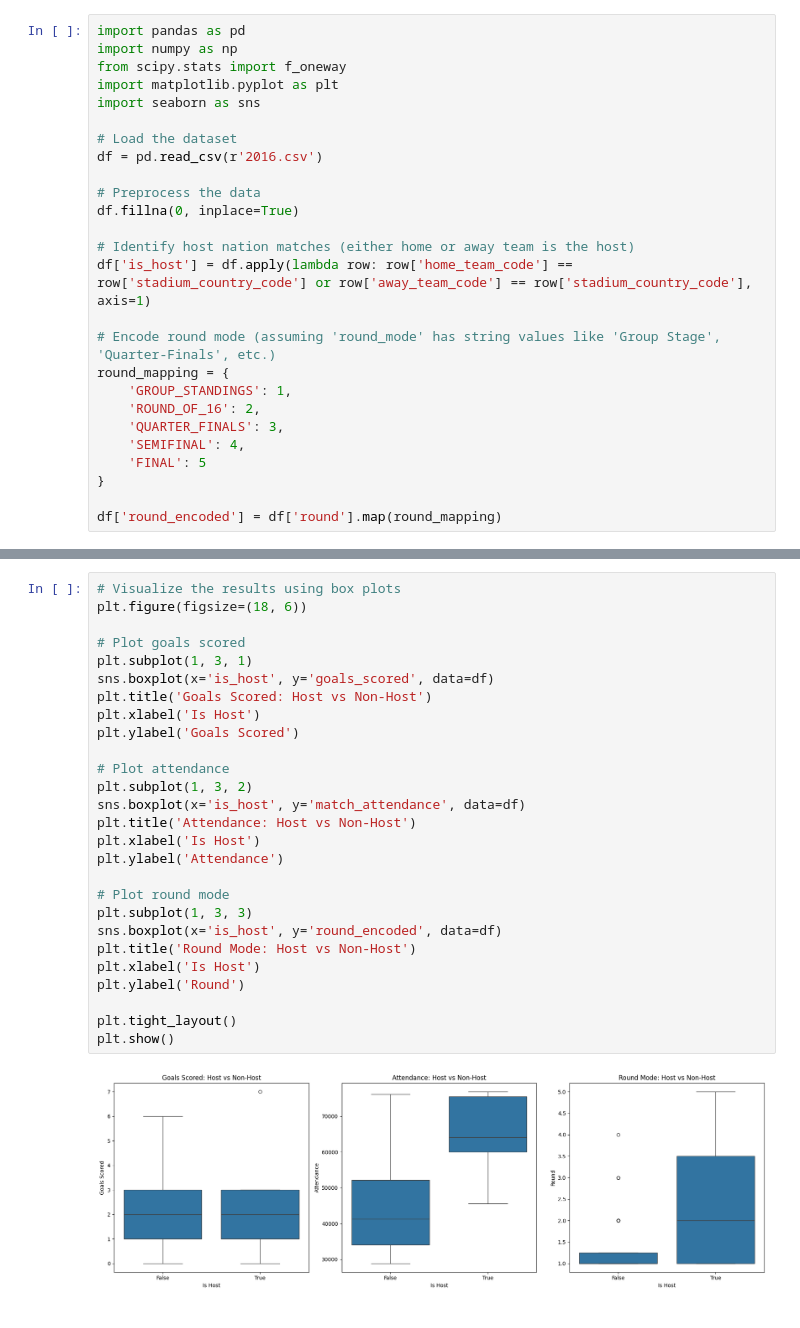
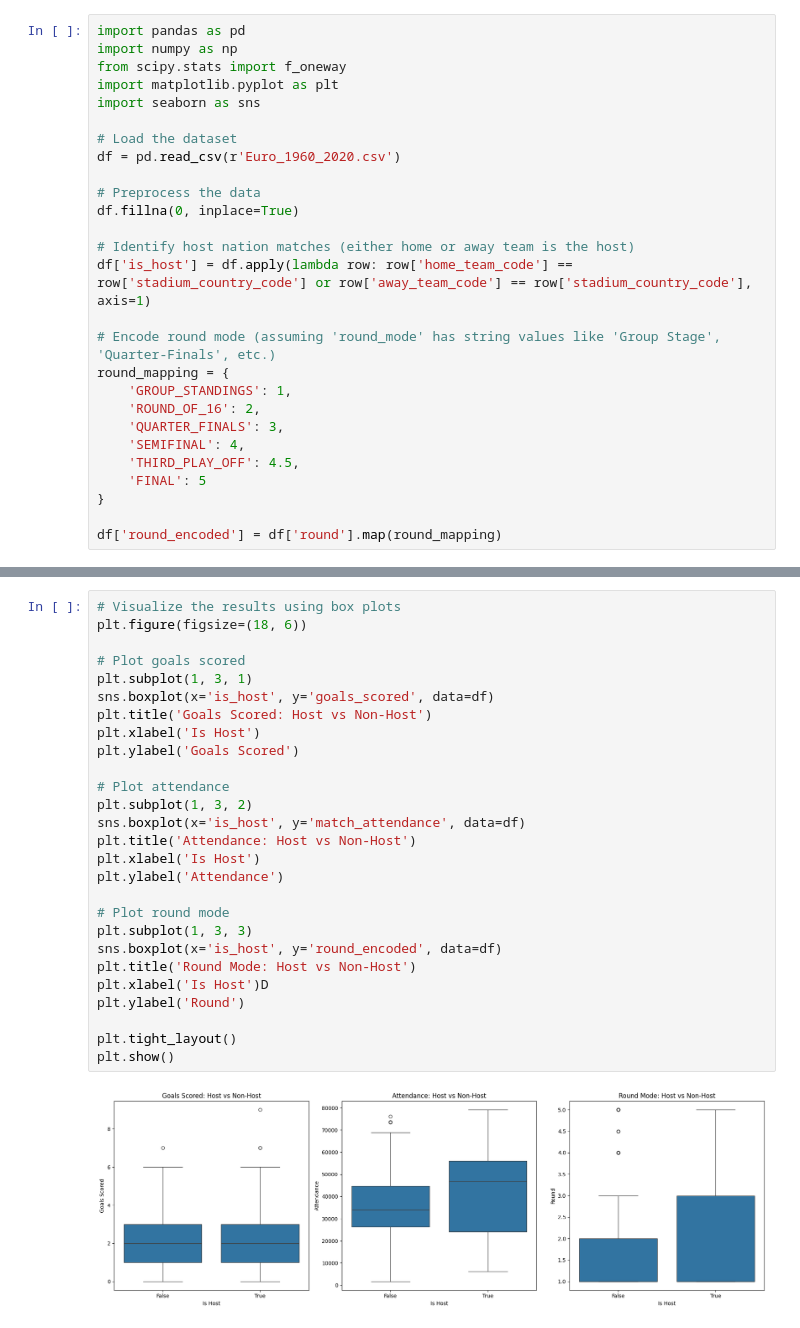
Before and after one commit to PaulEm6/Euro-Data-Exploration_Seminaire-IA, a Jupyter notebook: ANNOVA.ipynb, the cells around one changed output, grey strips where cells are left out. Drawn from its saved outputs; the diff is of its cells as text.

```diff
--- a/ANNOVA.ipynb
+++ b/ANNOVA.ipynb
@@ -6,7 +6,7 @@ import matplotlib.pyplot as plt
 import seaborn as sns
 
 # Load the dataset
-df = pd.read_csv(r'2016.csv')
+df = pd.read_csv(r'Euro_1960_2020.csv')
 
 # Preprocess the data
 df.fillna(0, inplace=True)
@@ -20,6 +20,7 @@ round_mapping = {
     'ROUND_OF_16': 2,
     'QUARTER_FINALS': 3,
     'SEMIFINAL': 4,
+    'THIRD_PLAY_OFF': 4.5,
     'FINAL': 5
 }
 
@@ -56,29 +57,29 @@ ANOVA for Round Mode: F=8.855810453036591, p=0.004527675493778433
 # %%
 # Visualize the results using box plots
 plt.figure(figsize=(18, 6))
 
 # Plot goals scored
 plt.subplot(1, 3, 1)
 sns.boxplot(x='is_host', y='goals_scored', data=df)
 plt.title('Goals Scored: Host vs Non-Host')
 plt.xlabel('Is Host')
 plt.ylabel('Goals Scored')
 
 # Plot attendance
 plt.subplot(1, 3, 2)
 sns.boxplot(x='is_host', y='match_attendance', data=df)
 plt.title('Attendance: Host vs Non-Host')
 plt.xlabel('Is Host')
 plt.ylabel('Attendance')
 
 # Plot round mode
 plt.subplot(1, 3, 3)
 sns.boxplot(x='is_host', y='round_encoded', data=df)
 plt.title('Round Mode: Host vs Non-Host')
-plt.xlabel('Is Host')
+plt.xlabel('Is Host')D
 plt.ylabel('Round')
 
 plt.tight_layout()
 plt.show()
 # %% [output]
-[figure, old version]
+[figure, new version]
```
Also changed, not shown: parts of 1 cell of this notebook, 3 other files.
